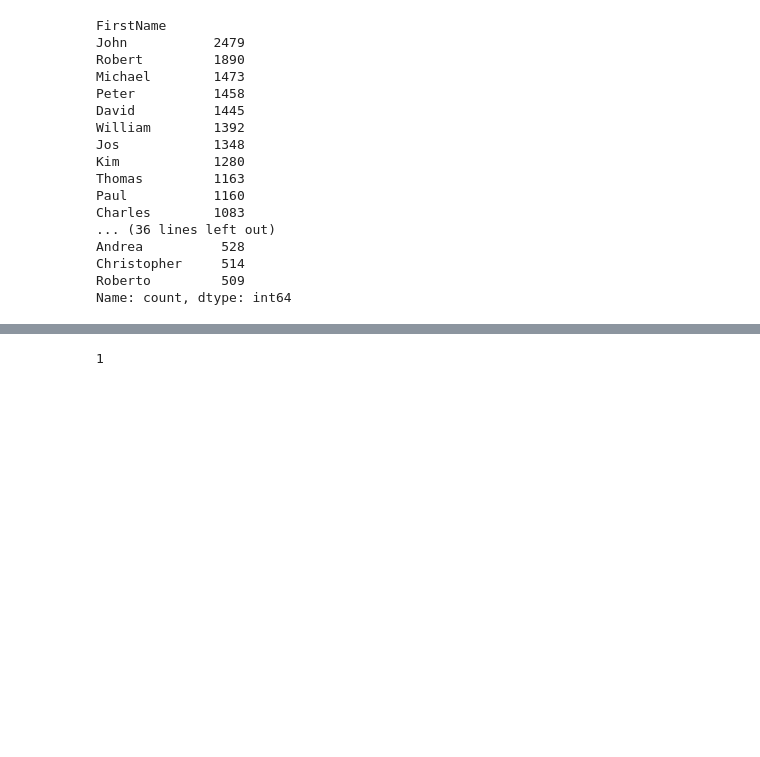
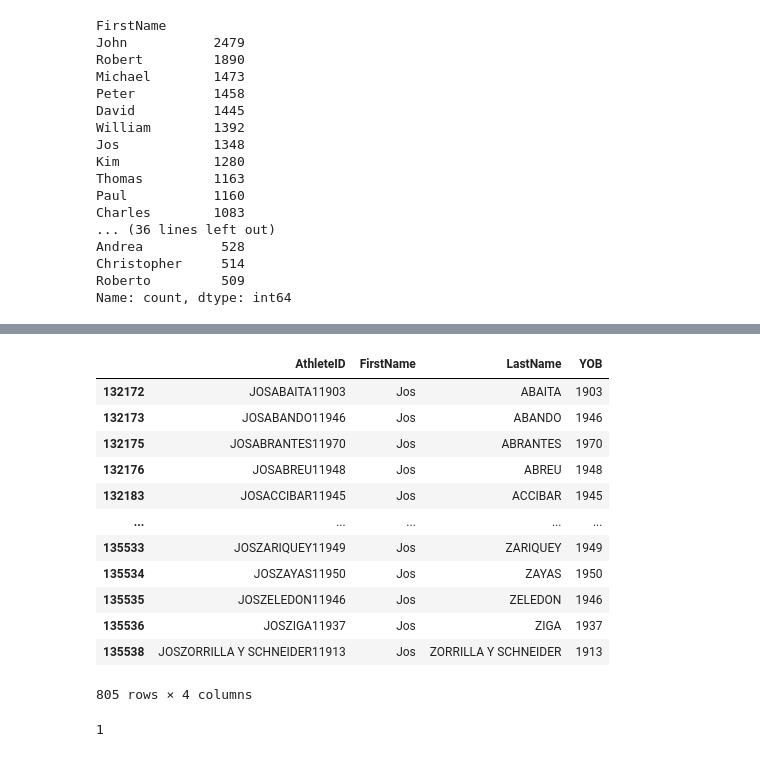
Before and after one commit to gitadum/querympics, a Jupyter notebook: analysis/explore.ipynb, the cells around one changed output, grey strips where cells are left out. Drawn from its saved outputs; the diff is of its cells as text; code cells hidden in the pictures; blank space fills up the shorter version.

```diff
--- a/analysis/explore.ipynb
+++ b/analysis/explore.ipynb
@@ -536,3 +648,19 @@ athlet.groupby("Athlete")
+# %%
+person[person.FirstName == "Jos"]
+# %% [output]
+|  | AthleteID | FirstName | LastName | YOB |
+| 132172 | JOSABAITA11903 | Jos | ABAITA | 1903 |
+| 132173 | JOSABANDO11946 | Jos | ABANDO | 1946 |
+| 132175 | JOSABRANTES11970 | Jos | ABRANTES | 1970 |
+| 132176 | JOSABREU11948 | Jos | ABREU | 1948 |
+| 132183 | JOSACCIBAR11945 | Jos | ACCIBAR | 1945 |
+| ... | ... | ... | ... | ... |
+| 135533 | JOSZARIQUEY11949 | Jos | ZARIQUEY | 1949 |
+| 135534 | JOSZAYAS11950 | Jos | ZAYAS | 1950 |
+| 135535 | JOSZELEDON11946 | Jos | ZELEDON | 1946 |
+| 135536 | JOSZIGA11937 | Jos | ZIGA | 1937 |
+| 135538 | JOSZORRILLA Y SCHNEIDER11913 | Jos | ZORRILLA Y SCHNEIDER | 1913 |
+805 rows × 4 columns
 # %%
 from Levenshtein import distance as lev
 # %%
```
Also changed, not shown: parts of 22 cells of this notebook.
